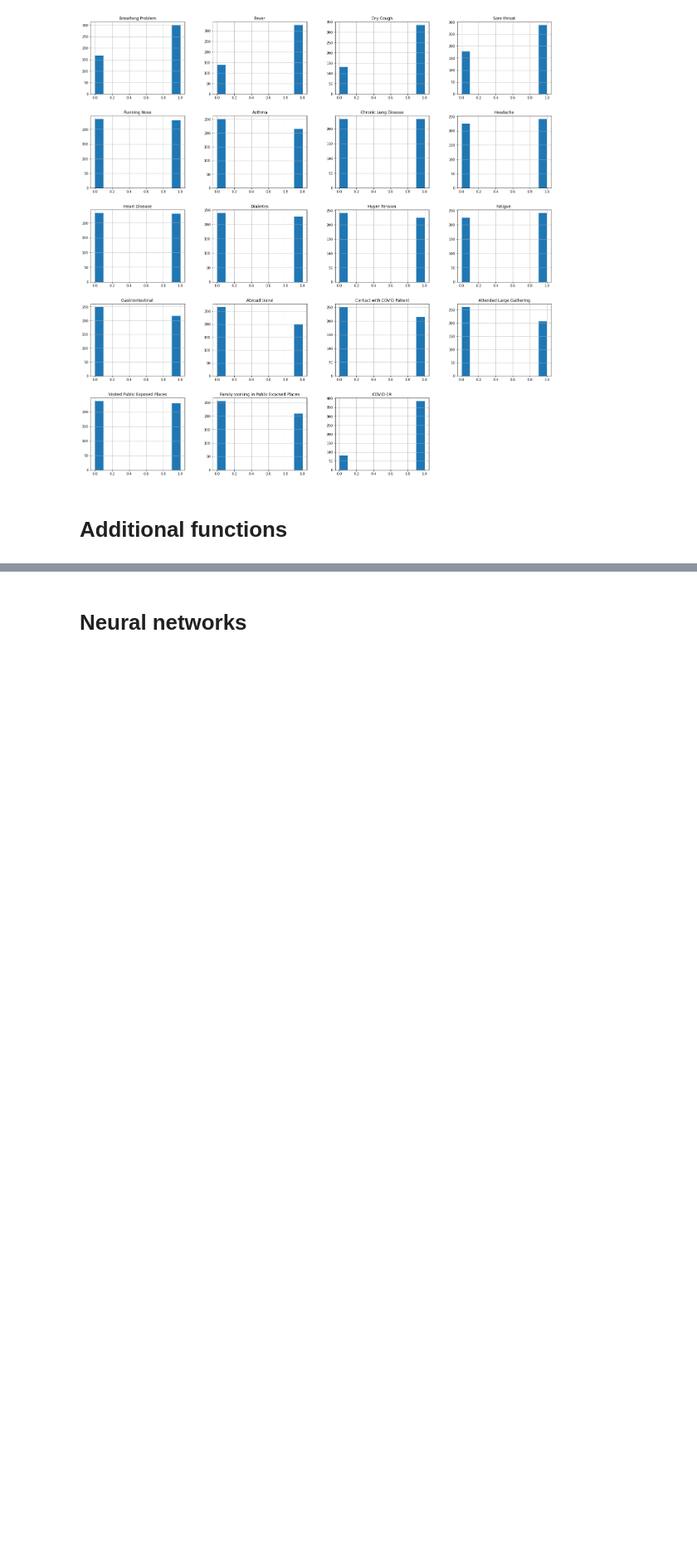
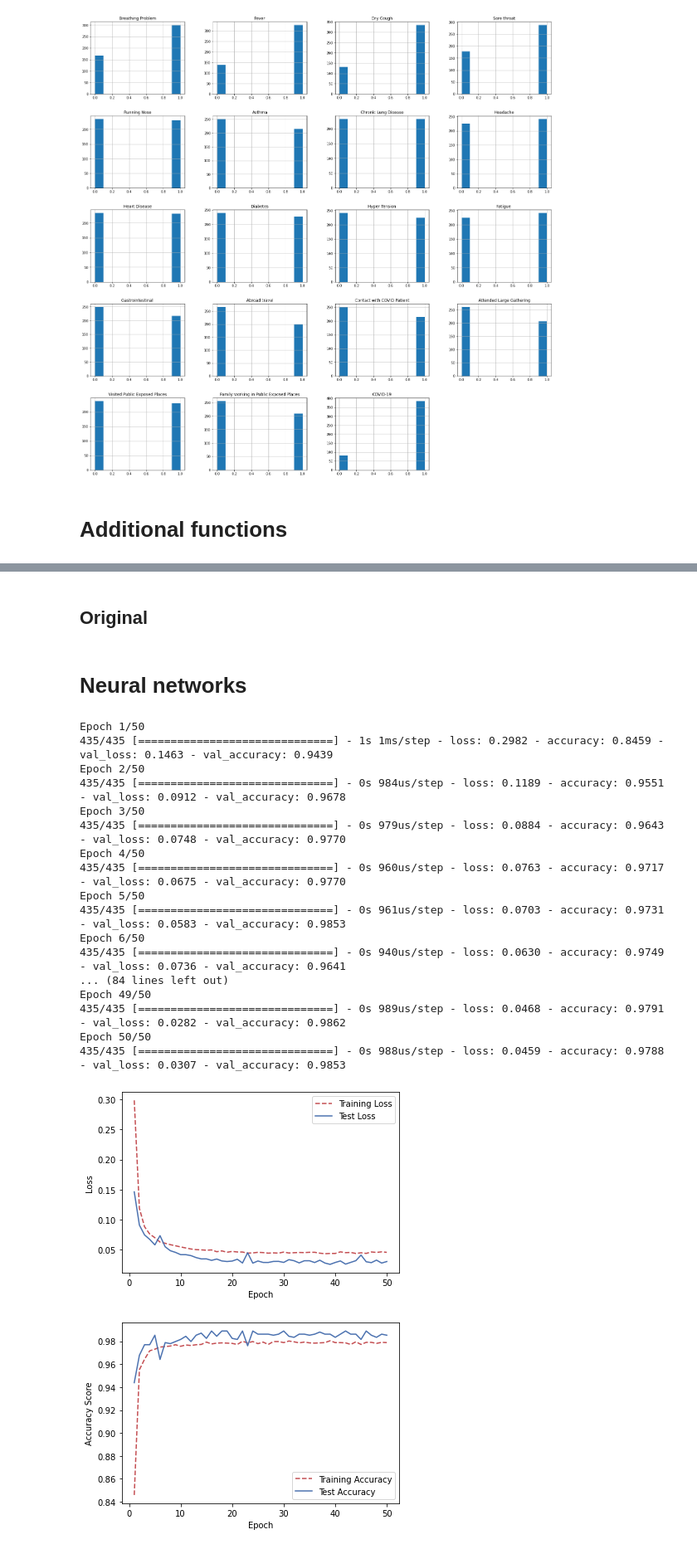
Before and after one commit to MilicaTrifunovic/MachineLearning, a Jupyter notebook: Project 3/NeuralNetworks.ipynb, the cells around one changed output, grey strips where cells are left out. Shown at 83% size. Saved outputs shown, nothing was run; the diff lists cells and outputs as text; code cells hidden in the pictures; blank space fills up the shorter version.

```diff
--- a/Project 3/NeuralNetworks.ipynb
+++ b/Project 3/NeuralNetworks.ipynb
@@ -234,0 +257,14 @@ array([[<AxesSubplot:title={'center':'Breathing Problem'}>,
+# %%
+def printHistoryAcc(history_):
+    training_accuracy = history_.history["accuracy"]
+    test_accuracy = history_.history["val_accuracy"]
+
+    epoch_count = range(1, len(training_accuracy) + 1)
+
+    plt.plot(epoch_count, training_accuracy, "r--")
+    plt.plot(epoch_count, test_accuracy, "b-")
+
+    plt.legend(["Training Accuracy", "Test Accuracy"])
+    plt.xlabel("Epoch")
+    plt.ylabel("Accuracy Score")
+    plt.show();
@@ -235,2 +273,54 @@ array([[<AxesSubplot:title={'center':'Breathing Problem'}>,
+# %% [markdown]
+## Original
+# %%
+X_original = dataset.drop("COVID-19", axis=1).values
+y_original = dataset["COVID-19"].values
+
+X_train_original, X_test_original, y_train_original, y_test_original = train_test_split(X_original, y_original, test_size = 0.2, random_state = 1)
+# %%
+number_of_features = 18
 # %% [markdown]
 # Neural networks
+# %%
+def createNetwork(loss="binary_crossentropy", optimizer="rmsprop", activation="relu"):
+    network_ = models.Sequential()
+
+    network_.add(layers.Dense(units=18, activation=activation, input_shape=(number_of_features,)))
+    network_.add(layers.Dense(units=18, activation=activation))
+    network_.add(layers.Dense(units=1, activation="sigmoid"))
+
+    network_.compile(loss=loss, optimizer=optimizer, metrics=["accuracy"])
+
+    return network_
+# %%
+network = createNetwork()
+
+history = network.fit(X_train_original, # Features
+     y_train_original, # Target vector
+     epochs=50, # Number of epochs
+     verbose=1, # Print description after each epoch
+     batch_size=10, # Number of observations per batch
+     validation_data=(X_test_original, y_test_original)) # Test data
+
+printHistoryLoss(history)
+printHistoryAcc(history)
+# %% [output]
+Epoch 1/50
+435/435 [==============================] - 1s 1ms/step - loss: 0.2982 - accuracy: 0.8459 - val_loss: 0.1463 - val_accuracy: 0.9439
+Epoch 2/50
+435/435 [==============================] - 0s 984us/step - loss: 0.1189 - accuracy: 0.9551 - val_loss: 0.0912 - val_accuracy: 0.9678
+Epoch 3/50
+435/435 [==============================] - 0s 979us/step - loss: 0.0884 - accuracy: 0.9643 - val_loss: 0.0748 - val_accuracy: 0.9770
+Epoch 4/50
+435/435 [==============================] - 0s 960us/step - loss: 0.0763 - accuracy: 0.9717 - val_loss: 0.0675 - val_accuracy: 0.9770
+Epoch 5/50
+435/435 [==============================] - 0s 961us/step - loss: 0.0703 - accuracy: 0.9731 - val_loss: 0.0583 - val_accuracy: 0.9853
+Epoch 6/50
+435/435 [==============================] - 0s 940us/step - loss: 0.0630 - accuracy: 0.9749 - val_loss: 0.0736 - val_accuracy: 0.9641
+... (84 lines left out)
+Epoch 49/50
+435/435 [==============================] - 0s 989us/step - loss: 0.0468 - accuracy: 0.9791 - val_loss: 0.0282 - val_accuracy: 0.9862
+Epoch 50/50
+435/435 [==============================] - 0s 988us/step - loss: 0.0459 - accuracy: 0.9788 - val_loss: 0.0307 - val_accuracy: 0.9853
+[figure, added]
+[figure, added]
```
Also changed, not shown: parts of 25 cells of this notebook.
